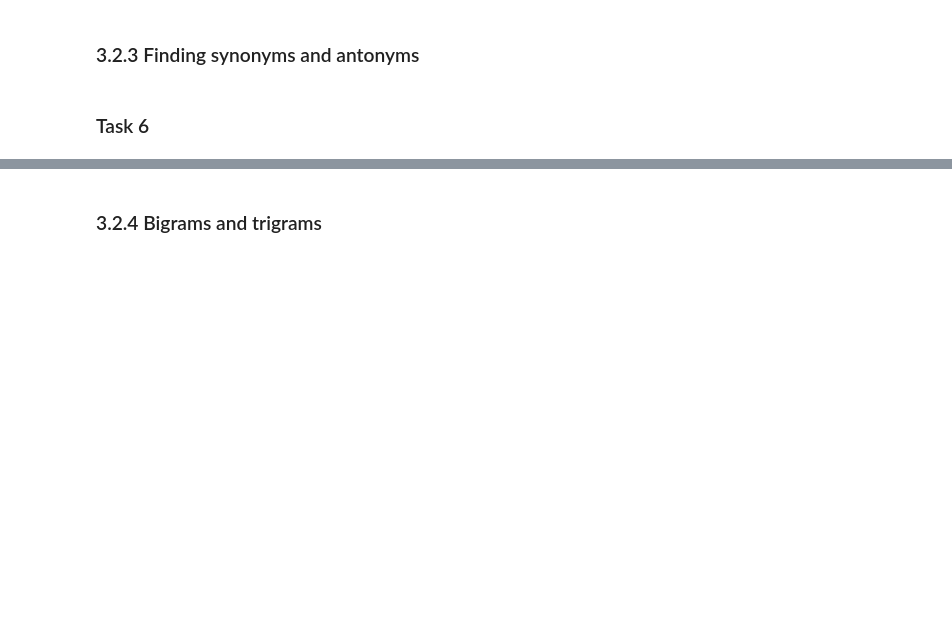
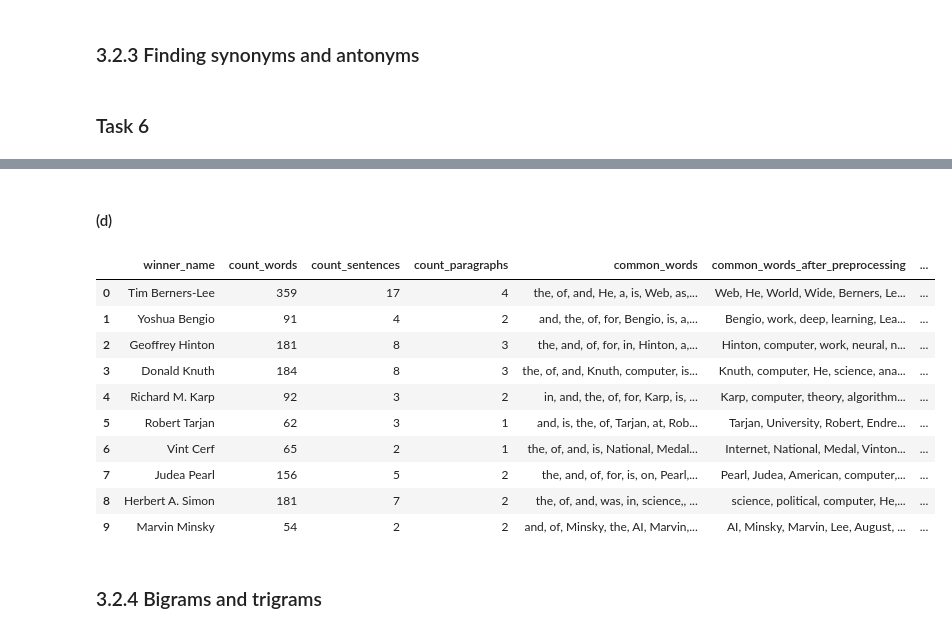
Before and after one commit to congrendai/CW2_for_computer_programing, a Jupyter notebook: CW2_A3.ipynb, the cells around one changed output, grey strips where cells are left out. Cells and saved outputs as stored; diff of their text form; code cells hidden in the pictures; blank space fills up the shorter version.

```diff
--- a/CW2_A3.ipynb
+++ b/CW2_A3.ipynb
@@ -301,9 +279,8 @@ print(award_winners_intro.iloc[0:10,:])
 # %%
-for intro in award_winners["intro"]:
-    tokens = word_tokenize(intro)
-    words = [word for word in tokens if word not in en_stopwords]
-    RegexpTokenizer(r'\w+').tokenize(words)
-
-# porter = PorterStemmer()
-# stemmed = [porter.stem(word) for word in filtered_words]
-# print(stemmed)
+intro_words = []
+for i in range(len(award_winners["intro"])):
+    tokens = word_tokenize(award_winners["intro"][i])
+    # Remove stopwords
+    award_winners["intro"][i] = " ".join([word for word in tokens if word not in en_stopwords])
+    # Remove punctuation
+    for token in RegexpTokenizer(r'\w+').tokenize(award_winners["intro"][i]): intro_words.append(token)
@@ -321,0 +345,10 @@ TypeError: expected string or bytes-like object
+# %%
+def get_synonyms(words):
+    synonyms = []
+    for word in words:
+        for syn in wordnet.synsets(word):
+            for lemma in syn.lemmas():
+                synonyms.append(lemma.name())
+    return synonyms
+
+award_winners_intro["synonyms"] = award_winners_intro["common_words_after_preprocessing"].apply(lambda x: get_synonyms(word_tokenize(x)))
@@ -321,0 +372,11 @@ TypeError: expected string or bytes-like object
+# %%
+def get_antonyms(words):
+    antonyms = []
+    for word in words:
+        for syn in wordnet.synsets(word):
+            for lemma in syn.lemmas():
+                if lemma.antonyms():
+                    antonyms.append(lemma.antonyms()[0].name())
+    return antonyms
+
+award_winners_intro["antonyms"] = award_winners_intro["common_words_after_preprocessing"].apply(lambda x: get_antonyms(word_tokenize(x)))
@@ -322,3 +398,19 @@ TypeError: expected string or bytes-like object
+# %% [markdown]
+#### (d)
+# %%
+award_winners_intro.iloc[0:10,:]
+# %% [output]
+|  | winner_name | count_words | count_sentences | count_paragraphs | common_words | common_words_after_preprocessing | ... |
+| 0 | Tim Berners-Lee | 359 | 17 | 4 | the, of, and, He, a, is, Web, as,... | Web, He, World, Wide, Berners, Le... | ... |
+| 1 | Yoshua Bengio | 91 | 4 | 2 | and, the, of, for, Bengio, is, a,... | Bengio, work, deep, learning, Lea... | ... |
+| 2 | Geoffrey Hinton | 181 | 8 | 3 | the, and, of, for, in, Hinton, a,... | Hinton, computer, work, neural, n... | ... |
+| 3 | Donald Knuth | 184 | 8 | 3 | the, of, and, Knuth, computer, is... | Knuth, computer, He, science, ana... | ... |
+| 4 | Richard M. Karp | 92 | 3 | 2 | in, and, the, of, for, Karp, is, ... | Karp, computer, theory, algorithm... | ... |
+| 5 | Robert Tarjan | 62 | 3 | 1 | and, is, the, of, Tarjan, at, Rob... | Tarjan, University, Robert, Endre... | ... |
+| 6 | Vint Cerf | 65 | 2 | 1 | the, of, and, is, National, Medal... | Internet, National, Medal, Vinton... | ... |
+| 7 | Judea Pearl | 156 | 5 | 2 | the, and, of, for, is, on, Pearl,... | Pearl, Judea, American, computer,... | ... |
+| 8 | Herbert A. Simon | 181 | 7 | 2 | the, of, and, was, in, science,, ... | science, political, computer, He,... | ... |
+| 9 | Marvin Minsky | 54 | 2 | 2 | and, of, Minsky, the, AI, Marvin,... | AI, Minsky, Marvin, Lee, August, ... | ... |
 # %% [markdown]
 ### 3.2.4 Bigrams and trigrams
 # %% [markdown]
```
Also changed, not shown: parts of 22 cells of this notebook, 1 other file.
